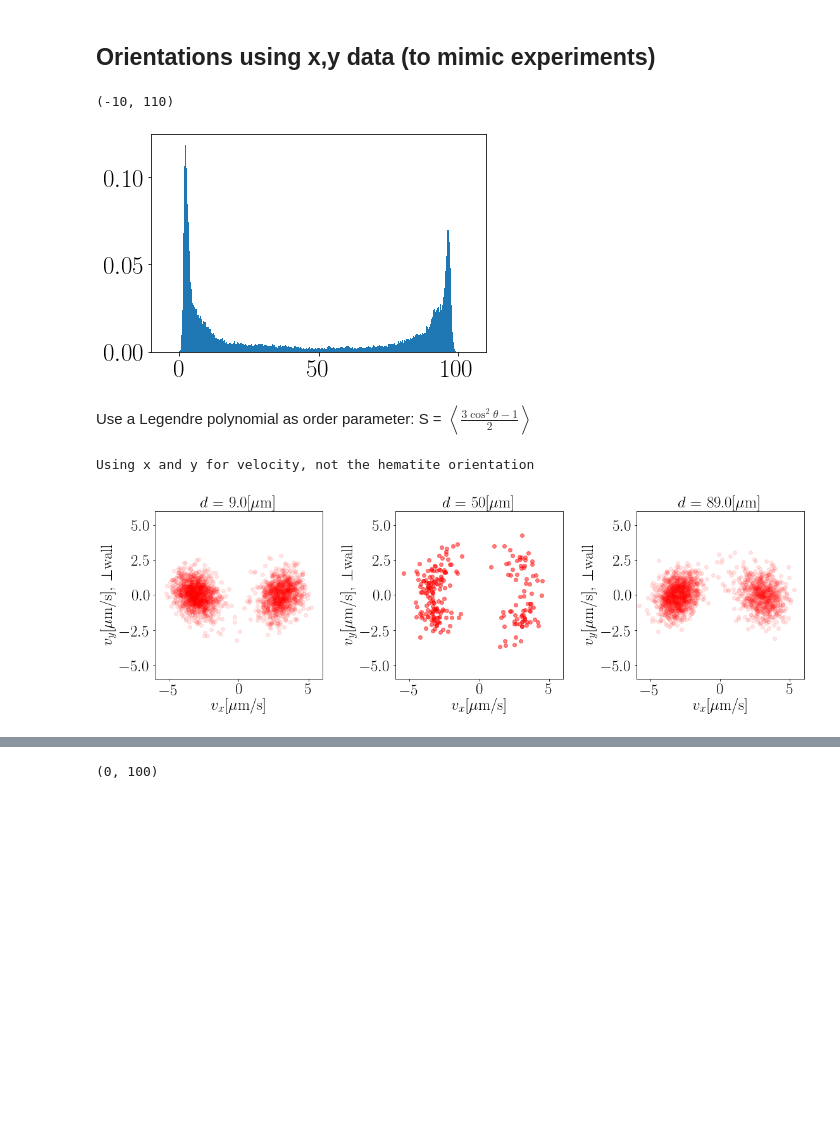
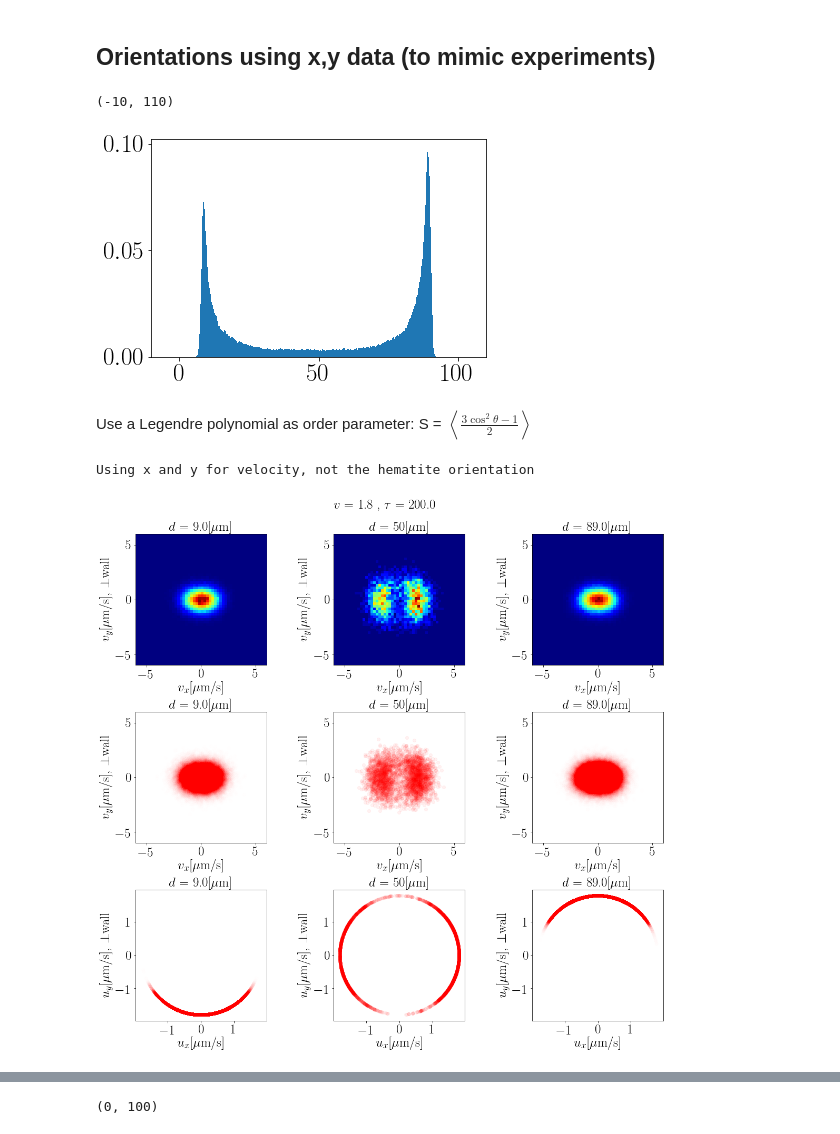
Before and after one commit to MichaHK/Simulation, a Jupyter notebook: SimulationResultsVisualization.ipynb, the cells around one changed output, grey strips where cells are left out. Drawn from its saved outputs; the diff is of its cells as text; code cells hidden in the pictures; blank space fills up the shorter version.

```diff
--- a/SimulationResultsVisualization.ipynb
+++ b/SimulationResultsVisualization.ipynb
@@ -371,17 +371,21 @@ CurrentFolder
 # %%
 ShortFilename = r'Sim_V_8_vel_1p8_Dt_0p1_C_1_Dr_0p005_NumPrtcls_100_dragFactorToPsv_1p82_coords.csv'
 # ShortFilename = r'Sim_V_8_vel_1p8_Dt_0p1_C_1_Dr_0p1_NumPrtcls_100_dragFactorToPsv_1p82_coords.csv'
-ShortFilename = r'Sim_V_8_vel_3p5_Dt_0p1_C_1_Dr_0p005_NumPrtcls_100_dragFactorToPsv_1p82_coords.csv'
+# ShortFilename = r'Sim_V_8_vel_3p5_Dt_0p1_C_1_Dr_0p005_NumPrtcls_100_dragFactorToPsv_1p82_coords.csv'
 
 # ShortFilename = 'Sim_V_10p2_vel_3p6_Dt_0p1_C_1p001_Dr_0p1_NumPrtcls_1_dragFactorToPsv_2_coords.csv'
 # ShortFilename = 'Sim_V_10p2_vel_3p6_Dt_0p1_C_1p002_Dr_0p05_NumPrtcls_1_dragFactorToPsv_2_coords.csv'
 
 
 FullPathTrajFilename = CurrentFolder + '//' + ShortFilename
+MetafileShortFilename = ShortFilename.replace('coords', 'MetaData')
+FullPathMetaFilename = CurrentFolder + '//' + MetafileShortFilename
+LoadedMetaDF = pd.read_csv(FullPathMetaFilename, index_col = False)
+
 # np.loadtxt(FullPathTrajFilename)
 # TrajArray = np.genfromtxt(FullPathTrajFilename, delimiter=',')
 # TrajArray = np.loadtxt(FullPathTrajFilename, delimiter=',')
-TrajArray = pd.read_csv(FullPathTrajFilename, delimiter=',') # because it works fast and does not use RAM
+TrajArray = pd.read_csv(FullPathTrajFilename, delimiter=',', index_col = False) # because it works fast and does not use RAM
 TrajArray = np.array(TrajArray)
 # %%
 FullPathTrajFilename
@@ -410,7 +414,7 @@ plt.hist(y, bins = 500, density = 'norm');
 plt.xlim([-10,110])
 # %% [output]
 (-10, 110)
-[figure, old version]
+[figure, new version]
 # %%
 %matplotlib inline
 %matplotlib inline
@@ -418,32 +422,51 @@ plt.xlim([-10,110])
 Use a Legendre polynomial as order parameter:
 S = $\left<\frac{3\cos^2 \theta -1}{2}\right>$
 # %%
-start_ums = [48.8-40, 50, 48.8+40] # 51,18,82
-range_um = 1
-fps = 5
+DistancesToSample = [48.8-40, 50, 48.8+40] # 51,18,82
+range_um = 2
+fps = 5 # this is the sampling rate in the coordinates file. You need to change it or get it from the meta.
 UseHeatMap = False
 print('Using x and y for velocity, not the hematite orientation')
 FactorForUmPs = fps
-fig, ax = plt.subplots(1, len(start_ums), figsize = [16,5])
-for ind, start_um in enumerate(start_ums):
-    if ((start_um<60) & (start_um>40)):
-        alpha = 0.5
-    else:
-        alpha = 0.1
-    if not UseHeatMap:
-        ax[ind].scatter(FactorForUmPs*dx[(y>start_um) & (y<start_um+range_um)],
-                    FactorForUmPs*dy[(y>start_um) & (y<start_um+range_um)], alpha = alpha, color= 'r')
-    else:
-        ax[ind].hist2d(FactorForUmPs*dx[(y>start_um) & (y<start_um+range_um)],
-               FactorForUmPs*dy[(y>start_um) & (y<start_um+range_um)], bins = 50, cmap = 'jet', range = [[-6, 6], [-6, 6]],
-                      density = True);
-    ax[ind].set_xlim([-6,6])
-    ax[ind].set_ylim([-6,6])
-    ax[ind].set_xlabel('$v_x[\mu$m/s]')
-    ax[ind].set_ylabel('$v_y[\mu$m/s], $\\bot$wall')
-    ax[ind].set_aspect('equal', adjustable='box')
-    ax[ind].set_title('$d$ = ' + str(np.round(start_um)) + '[$\mu$m]')
+fig, ax = plt.subplots(3, len(DistancesToSample), figsize = [16,15])
+for ind, DistanceToSample in enumerate(DistancesToSample):
+    MaxDistance = DistanceToSample + range_um/2
+    MinDistance = DistanceToSample - range_um/2
+    if 1: # first panel displacements scatter
+        if ((DistanceToSample<60) & (DistanceToSample>40)):
+            alpha = 0.05
+        else:
+            alpha = 0.002
+        ax[0,ind].hist2d(FactorForUmPs*dx[(y>MinDistance) & (y<MaxDistance)],
+                FactorForUmPs*dy[(y>MinDistance) & (y<MaxDistance)], bins = 50, cmap = 'jet', range = [[-6, 6], [-6, 6]],
+                  density = True);
+    if 2: # second panel heatmap displacements
+        ax[1, ind].scatter(FactorForUmPs*dx[(y>MinDistance) & (y<MaxDistance)],
+                    FactorForUmPs*dy[(y>MinDistance) & (y<MaxDistance)], alpha = alpha, color= 'r')
+    # set legends for panels 1, 2
+    for panel in list([0,1]):
+        ax[panel,ind].set_xlim([-6,6])
+        ax[panel,ind].set_ylim([-6,6])
+        ax[panel,ind].set_xlabel('$v_x[\mu$m/s]')
+        ax[panel,ind].set_ylabel('$v_y[\mu$m/s], $\\bot$wall')
+        ax[panel,ind].set_aspect('equal', adjustable='box')
+        ax[panel,ind].set_title('$d$ = ' + str(np.round(DistanceToSample)) + '[$\mu$m]')
+    if 3: # third panel with driving swimming direction
+        Swimming_velocity = LoadedMetaDF['velocity_umPs'][0]
+        ax[2,ind].scatter(Swimming_velocity*np.cos(p[(y>MinDistance) & (y<MaxDistance)]),
+                        Swimming_velocity*np.sin(p[(y>MinDistance) & (y<MaxDistance)]), alpha = alpha, color= 'r')
+        ax[2,ind].set_xlim([-1.1*Swimming_velocity,1.1*Swimming_velocity])
+        ax[2,ind].set_ylim([-1.1*Swimming_velocity,1.1*Swimming_velocity])
+        ax[2,ind].set_xlabel('$u_x[\mu$m/s]')
+        ax[2,ind].set_ylabel('$u_y[\mu$m/s], $\\bot$wall')
+        ax[2,ind].set_aspect('equal', adjustable='box')
+        ax[2,ind].set_title('$d$ = ' + str(np.round(DistanceToSample)) + '[$\mu$m]')
+tau = 1/LoadedMetaDF['D_R_Ps'][0]
+fig.suptitle('$v$ = ' + str(Swimming_velocity) + ' , $\\tau$ = ' + str(tau))
 fig.tight_layout()
+fig.subplots_adjust(top=0.92)
+exportFilename = FullPathTrajFilename.replace('coords.csv', '.jpg')
+plt.savefig(exportFilename, dpi = 500)
 # %% [output]
 Using x and y for velocity, not the hematite orientation
-[figure, old version]
+[figure, new version]
```
Also changed, not shown: parts of 5 cells of this notebook, 4 other files.
